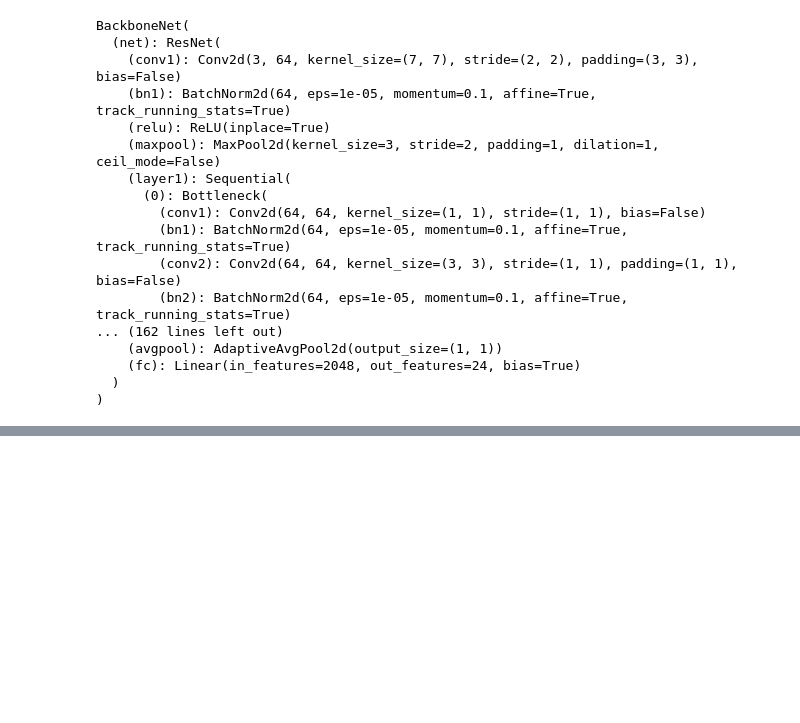
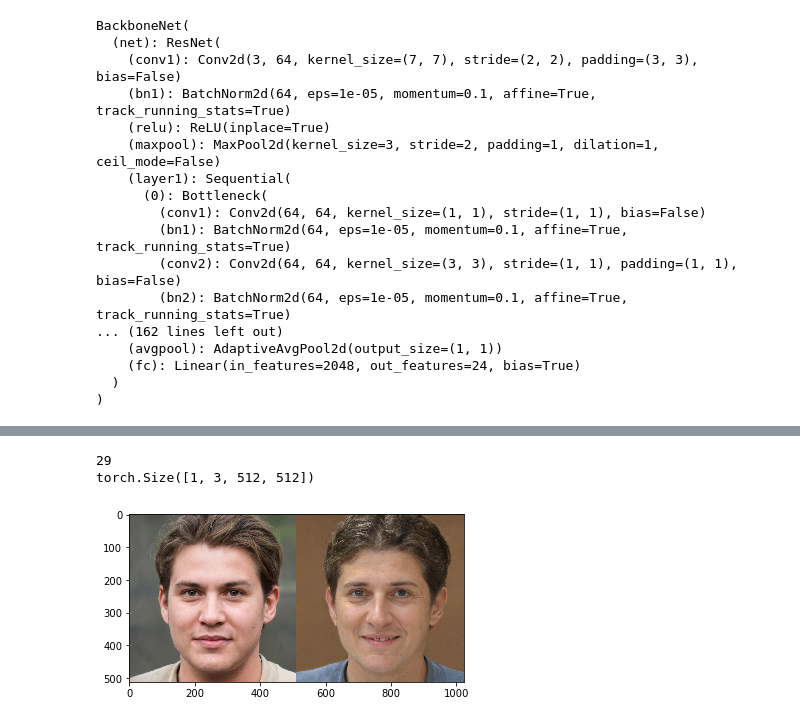
Before and after one commit to zhuxinqimac/stylegan2-ada-pytorch, a Jupyter notebook: eval_nav_nb.ipynb, the cells around one changed output, grey strips where cells are left out. Saved outputs shown, nothing was run; the diff lists cells and outputs as text; code cells hidden in the pictures; blank space fills up the shorter version.

```diff
--- a/eval_nav_nb.ipynb
+++ b/eval_nav_nb.ipynb
@@ -33,8 +33,8 @@ import torch.nn.functional as F
 import legacy
 # %%
 generator_pkl = 'ffhq512'
-#navigator_pkl = '/mnt/hpc_scratch/stylegan2-ada-pytorch/nav_cvpr22_mir_hw_mcont_z_dsNeig_ffhq512/00028-ffhq512-z_10-lr_0.01-wals_1-prand_F-vart_s-mcont_1-dis_512-dic_3-mir_T-ndup_1-sensor_alex-sensl_10-ftop_T-fdf_F-vmul_T-at_fixed-nt_fixedE-neig_4-afc_3-nfc_3-atl_16-atg_3-cont_0-pos_1-neg_1-div_0.1-ncol_16-dys_T-vars_0.5-kimg160-batch32/network-snapshot-000160.pkl'
-navigator_pkl = '/mnt/hpc_scratch/stylegan2-ada-pytorch/nav_cvpr22_mir_hw_mcont_z_dsNeig_ffhq512/00032-ffhq512-z_18-lr_0.01-wals_1-prand_F-vart_s-mcont_1-dis_512-dic_3-mir_T-ndup_1-sensor_alex-sensl_10-ftop_T-fdf_F-vmul_T-at_fixed-nt_fixedE-neig_4-afc_3-nfc_3-atl_16-atg_3-cont_0-pos_1-neg_1-div_0.1-ncol_16-dys_T-vars_0.5-kimg160-batch32/network-snapshot-000160.pkl'
+# navigator_pkl = '/mnt/hpc_scratch/stylegan2-ada-pytorch/nav_eccv22_atl_fixedES_neig30_ffhq512_1/00008-ffhq512-z_30-lr_0.01-wals_0.3-prand_F-vart_s-mcont_1-dis_512-dic_3-mir_T-ldimg_T-ndup_1-sensor_alex-sensl_10-ftop_T-fdf_F-at_fixed-nt_fixedES-neig_30-afc_3-nfc_3-atl_14-atg_3-cont_0-pos_1-neg_1-div_0.1-ncol_2-dys_T-vars_1-kimg1000-batch28/network-snapshot-001000.pkl'
+navigator_pkl = '/mnt/hpc_scratch/stylegan2-ada-pytorch/nav_eccv22_pcabase_ffhq512/00002-ffhq512-z_50-lr_0.01-wals_1-prand_F-vart_s-mcont_0-dis_512-dic_3-mir_T-ldimg_T-ndup_1-sensor_alex-sensl_10-ftop_T-fdf_F-vmul_T-at_none-nt_pca-neig_100-afc_3-nfc_3-atl_16-atg_3-cont_0-pos_1-neg_1-div_0-ncol_2-dys_T-vars_0.5-kimg80-batch6/network-snapshot-init.pkl'
 attr_discrim_pkl = '/mnt/hpc_hdd_2/repo_results/stylegan2/results_vc2_byvae_ffhq512/00033-vc2_gan-ffhq-4gpu-config-c/converted_ps_sc/00000-convert/attr_discrim_model/00005-00012-pseudo_attr_data-attr-ch_3-dout_24-netn_resnet50-pretr_True-loss_reg-tsize_17000-kimg25000-batch64-noaug/network-snapshot-002016.pkl'
 
 attr_names = ['azimuth',
@@ -64,13 +64,15 @@ attr_names = ['azimuth',
 used_attr_idx = [0,1,2,3,4,5,6,7,8,9,10,11,14,16,17] # more accurate
 
 seed = 2022
-outdir = '/mnt/hpc_scratch/stylegan2-ada-pytorch/nav_cvpr22_mir_hw_mcont_z_dsNeig_ffhq512/00028-ffhq512-z_10-lr_0.01-wals_1-prand_F-vart_s-mcont_1-dis_512-dic_3-mir_T-ndup_1-sensor_alex-sensl_10-ftop_T-fdf_F-vmul_T-at_fixed-nt_fixedE-neig_4-afc_3-nfc_3-atl_16-atg_3-cont_0-pos_1-neg_1-div_0.1-ncol_16-dys_T-vars_0.5-kimg160-batch32/eval_nav'
-n_samples_per = 100
+#outdir = '/mnt/hpc_scratch/stylegan2-ada-pytorch/nav_cvpr22_mir_hw_mcont_z_dsNeig_ffhq512/00028-ffhq512-z_10-lr_0.01-wals_1-prand_F-vart_s-mcont_1-dis_512-dic_3-mir_T-ndup_1-sensor_alex-sensl_10-ftop_T-fdf_F-vmul_T-at_fixed-nt_fixedE-neig_4-afc_3-nfc_3-atl_16-atg_3-cont_0-pos_1-neg_1-div_0.1-ncol_16-dys_T-vars_0.5-kimg160-batch32/eval_nav'
+# outdir = os.path.join(os.path.dirname(navigator_pkl), 'eval_nav')
+outdir = '/mnt/hpc_scratch/stylegan2-ada-pytorch/compare_navs'
+n_samples_per = 1000
 var_scale_ls = [1, 1, 1, 1, 1, 1,
                 1, 1, 1, 1, 1, 1,
                 1, 1, 1, 1, 1, 1,
                 1, 1, 1, 1, 1, 1]
-batch_gpu = 4
+batch_gpu = 16
 truncation_psi = 0.5
 # %%
 print('Loading generator networks from "%s"...' % generator_pkl)
@@ -92,9 +94,11 @@ device = torch.device('cuda:0')
 with dnnlib.util.open_url(generator_pkl) as f:
     G = legacy.load_network_pkl(f)['G_ema'].requires_grad_(False).to(device) # type: ignore
 
-with open(navigator_pkl, 'rb') as f:
-    resume_data = pickle.load(f)
-    M = resume_data['M'].requires_grad_(False).to(device)
+def load_M(navigator_pkl):
+    with open(navigator_pkl, 'rb') as f:
+        resume_data = pickle.load(f)
+        M = resume_data['M'].requires_grad_(False).to(device)
+    return M
 
 with open(attr_discrim_pkl, 'rb') as f:
     resume_data = pickle.load(f)
@@ -247,0 +265,32 @@ plt.show()
+# %%
+# pca_var_scale_ls = [3,3,3,3,3,3,
+#                    2,2,2,2,2,2,
+#                    2,2,2,2,2,2,
+#                    2,2,2,2,2,2,
+#                    2,2,2,2,2,2]
+# try_var_scale_ls(M, var_scale_ls=pca_var_scale_ls, idx=3, seed=2013)
+
+# contra_var_scale_ls = [0.5,5,5,0.5,0.5,1,
+#                       1,0.5,0.5,1,0.5,0.5,
+#                       0.5,5,1,0.5,0.5,1,
+#                       5,1,3,1,0.5,1,
+#                       0.5,0.5,3,1,0.5,1]
+# try_var_scale_ls(M, var_scale_ls=contra_var_scale_ls, idx=3, seed=112)
+
+sefa_var_scale_ls = [2,3,4,3,3,3,
+                      3,3,3,3,2,2,
+                      2,2,1.5,1.5,1.5,1.5,
+                      1.5,1.5,1.5,1.5,1.5,1.5,
+                      1.5,1.5,1.5,1.5,1.5,1.5]
+try_var_scale_ls(M, var_scale_ls=sefa_var_scale_ls, idx=29, seed=2013)
+
+# recog_var_scale_ls = [0.5,0.5,0.5,0.5,0.5,5,
+#                       5,0.5,0.5,5,0.5,0.5,
+#                       1,0.5,0.5,0.3,0.5,0.5,
+#                       5,1,1,0.5,0.5,5,
+#                       0.5,0.3,0.3,0.5,0.5,5]
+# try_var_scale_ls(M, var_scale_ls=recog_var_scale_ls, idx=29, seed=2016)
+# %% [output]
+29
+torch.Size([1, 3, 512, 512])
+[figure, added]
```
Also changed, not shown: parts of 12 cells of this notebook, 6 other files.
